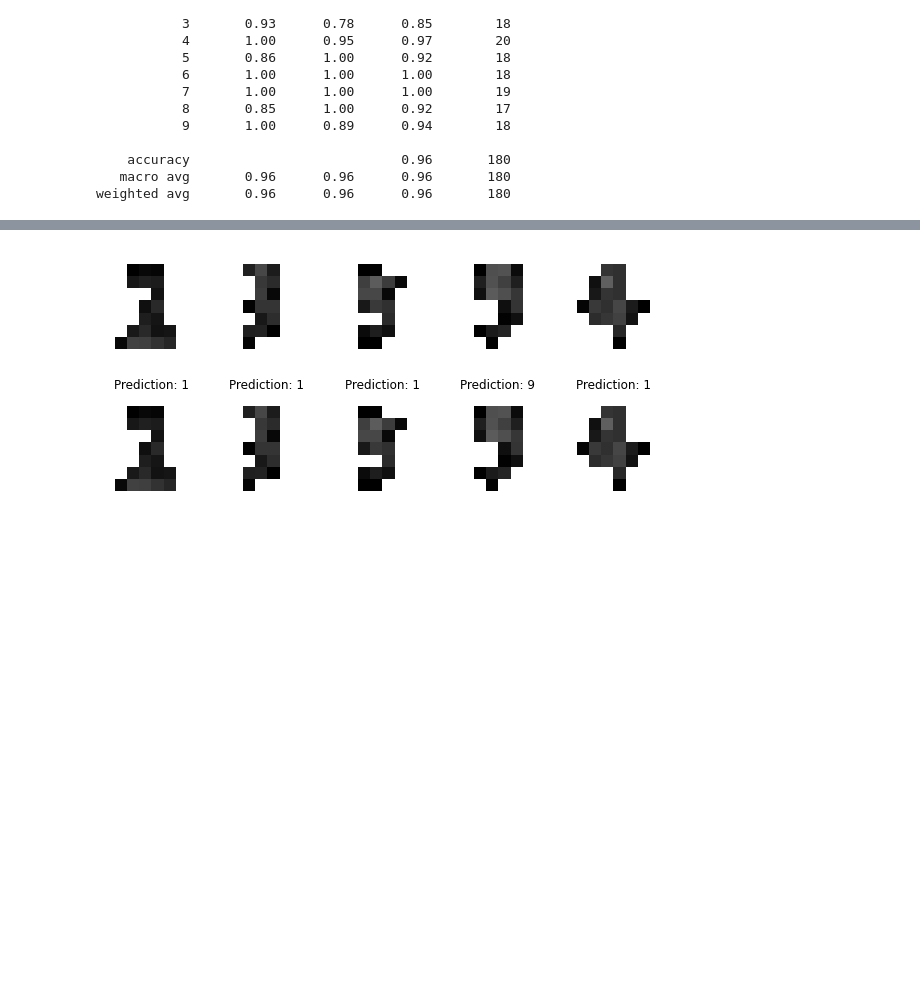
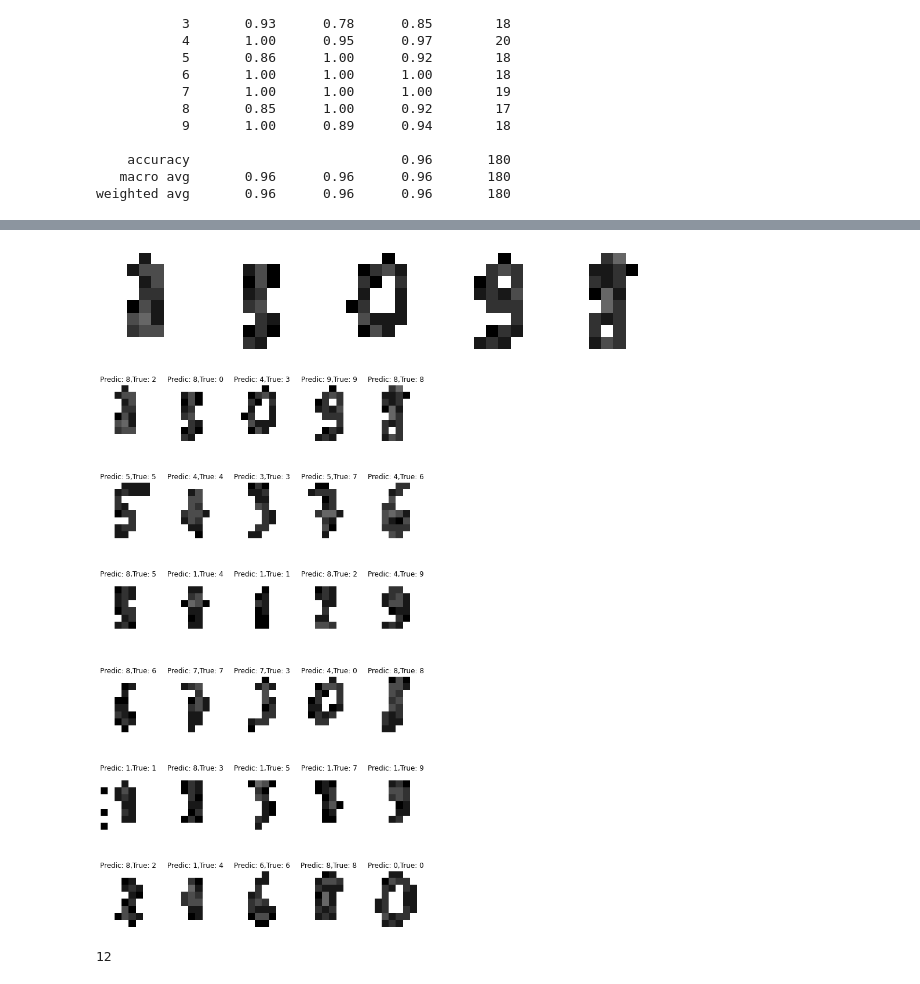
Before and after one commit to phandaiduonghcb/RealTimeObjectDetection, a Jupyter notebook: BTQT/Hand-written digits/hand_written_digits_recognition.ipynb, the cells around one changed output, grey strips where cells are left out. Cells and saved outputs as stored; diff of their text form; code cells hidden in the pictures; blank space fills up the shorter version.

```diff
--- a/BTQT/Hand-written digits/hand_written_digits_recognition.ipynb
+++ b/BTQT/Hand-written digits/hand_written_digits_recognition.ipynb
@@ -154 +159,4 @@ axes.imshow(data,cmap=plt.cm.gray_r)
+# %%
+#Các số đúng
+true_y = [2,0,3,9,8,5,4,3,7,6,5,4,1,2,9,6,7,3,0,8,1,3,5,7,9,2,4,6,8,0]
 # %%
@@ -231,0 +498,12 @@ for ax, image in zip(axes, data):
+# %%
+#Hiển thị 30 ảnh crop được
+_, axes = plt.subplots(nrows=6, ncols=5, figsize=(10, 18))
+s=0
+e=5
+for ax in axes:
+  for x, image in zip(ax, data[s:e]):
+    x.set_axis_off()
+    image = image.reshape(8, 8)
+    x.imshow(image, cmap=plt.cm.gray_r, interpolation='nearest')
+  s+=5
+  e+=5
@@ -233,42 +513,57 @@ for ax, image in zip(axes, data):
 #Làm cho hình giống với các hình đã train hơn, chữ số màu đen, nền màu trắng
 temp = []
 row = 0
-for row in range(len(data)):
-  img = Image.fromarray(data[row])
-  img = img.convert('F')
-  x = np.asarray(img)
+
+for i in range(len(data)):
+  x=data[i]
 
   l = [[]]
   for i in range(len(x)):
     for j in range(len(x[i])):
-      if x[i][j]>x[i].mean():
+      if x[i][j]>x[i].mean(): #Nếu giá trị phần tử lớn hơn trung bình của cả mảng
+        l[0].append(0.) #cho giá trị phần tử đó bằng 0. -> Cho nền đen thành trắng
+      else:
+        l[0].append(x[i][j]//(x.mean()//10))
+        #Giá trị toàn 100 trở lên trong khi các ảnh train thì trong khoảng cỡ 0->20
+        #nên giảm xuống bớt
 
-        l[0].append(0.)
-      else:
-        l[0].append(x[i][j]/x.min())
-  temp.append(np.array(l))
-  row+=1
+  temp.append(np.array(l)) #List các ảnh được cắt sau khi đổi nền
 _, axes = plt.subplots(nrows=1, ncols=5, figsize=(10, 3))
-for ax, image in zip(axes, temp):
+for ax, image in zip(axes, temp[:5]):
     ax.set_axis_off()
     image = image.reshape(8, 8)
     ax.imshow(image, cmap=plt.cm.gray_r, interpolation='nearest')
 # %% [output]
-[figure, old version]
+[figure, new version]
+# %%
+#Dùng model để dự đoán
+n = len(temp)
+temp = np.array(temp).reshape((n,-1))
+predicted = clf.predict(temp)
 # %%
-#Dự đoán
-n = len(temp)
-temp = temp.reshape((n,-1))
-predicted = clf.predict(temp)
-
-_, axes = plt.subplots(nrows=1, ncols=5, figsize=(10, 3))
-for ax, image, prediction in zip(axes, temp, predicted):
-    ax.set_axis_off()
-    image = image.reshape(8, 8)
-    ax.imshow(image, cmap=plt.cm.gray_r, interpolation='nearest')
-    ax.set_title(f'Prediction: {prediction}') # True: 2 3 5 9 4
+#Hiển thị ảnh và dự đoán
+_, axes = plt.subplots(nrows=6, ncols=5, figsize=(10, 18))
+s=0
+e=5
+for ax in axes:
+  for x, image, prediction,y in zip(ax, temp[s:e], predicted[s:e],true_y[s:e]):
+      x.set_axis_off()
+      image = image.reshape(8, 8)
+      x.imshow(image, cmap=plt.cm.gray_r, interpolation='nearest')
+      x.set_title(f'Predic: {prediction},True: {y}') # True: 2 3 5 9 4
+  s+=5
+  e+=5
 # %% [output]
-[figure, old version]
+[figure, new version]
+# %%
+#Số chữ số dự đoán đúng
+d =0
+for i in range(len(true_y)):
+  if true_y[i]==predicted[i]:
+    d+=1
+print(d)
+# %% [output]
+12
 # %% [markdown]
 PHÂN TÍCH:
 
```
Also changed, not shown: parts of 11 cells of this notebook.
